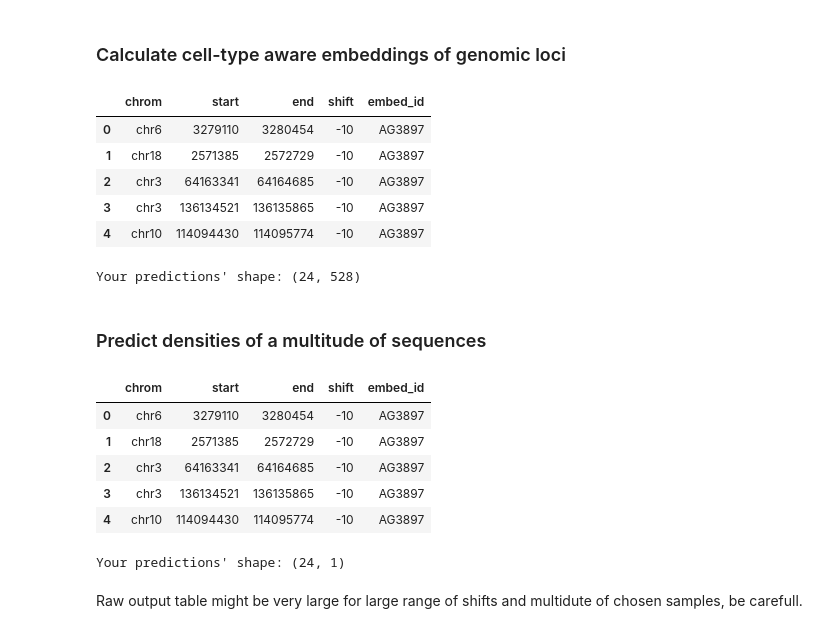
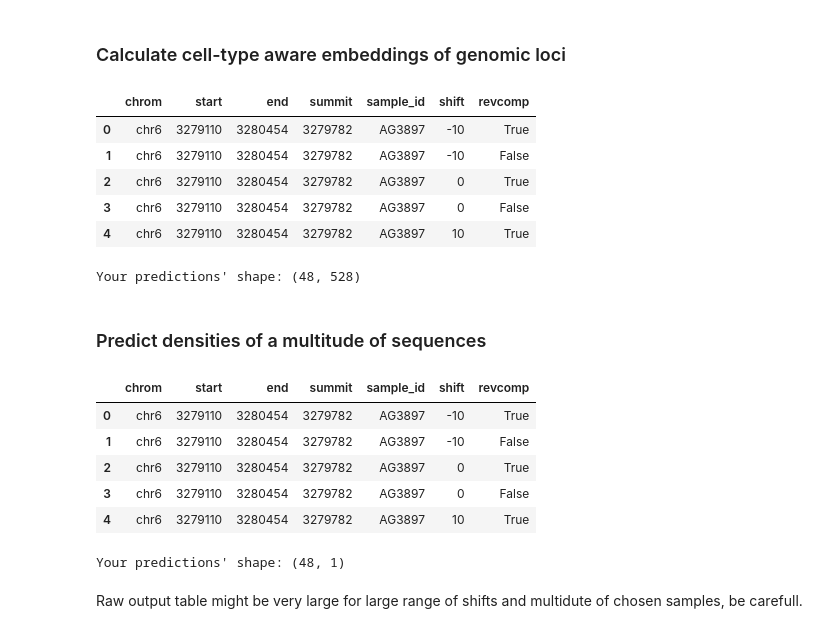
Before and after one commit to vierstralab/vinson, a Jupyter notebook: tutorials/2.Predict_density.ipynb, the cells around one changed output. Saved outputs shown, nothing was run; the diff lists cells and outputs as text; code cells hidden in the pictures.

Commit message:
merged VinsonData classes, adjusted InferenceVariantDataset

```diff
--- a/tutorials/2.Predict_density.ipynb
+++ b/tutorials/2.Predict_density.ipynb
@@ -75,7 +77,7 @@ chr16\t70454157\t70455501
 chr10\t106712965\t106714309
 chr5\t75648340\t75649684"""
 # %%
-device = 'cuda:1'
+device = 'cuda:2'
 
 fasta_file = '/mnt/calc/sbushuev/genomes/hg38/hg38.fa' # genome
 gencode_annotation_file = '/mnt/calc/sbushuev/genomes/hg38/gencode.v49.basic.annotation.sorted.gff3.gz' #'/mnt/calc/sbushuev/genomes/hg38/gencode.v49.basic.annotation.sorted.gff3.gz'
@@ -271,19 +273,22 @@ bed_df = pd.read_table(StringIO(str_bed), header=None,
 
 ## Select samples
 selected_samples = ['AG3897']
-embed_df = embed_df.loc[selected_samples]
 shifts = [-10, 0, 10] ## select shifts for test time augmentation
 
 ## establish config for inference
-loaded_data = CartesianVinsonData.from_df(coords_df=bed_df,
-                                             embeddings_df=embed_df,
-                                             shifts=shifts,
-                                             fasta_file=fasta_file)
+loaded_data = VinsonData.inference_from_bed(bed_df=bed_df,
+                                            sample_ids=selected_samples,
+                                            embeddings_df=embed_df,
+                                            shifts=shifts)
 ## prepare kwargs for dataloader
 dataloader_kwargs = dict(batch_size=256,
                     num_workers=2,
                     pin_memory=True,
                     shuffle=False)
+
+## prepare dataloader to score
+dataset = InferenceSequenceEmbedDataset(loaded_data, fasta_file)
+dataloader = DataLoader(dataset, **dataloader_kwargs)
 # %%
 ## load model
 config = read_configs(config_path)
@@ -295,40 +300,40 @@ trunk_model = model.trunk_model ## so here we're using trunk model to get embedd
 ### Calculate cell-type aware embeddings of genomic loci
 # %%
 ## use trunk model to extract embeddings with 528 coordinates
-meta_out, preds = score_bed_with_dhs_model(loaded_data=loaded_data,
-                                           model=trunk_model,
-                                           dataloader_kwargs=dataloader_kwargs,
-                                           device=device)
-
+preds = score_bed_with_dhs_model(dataloader,
+                                model=trunk_model,
+                                device=device)
+## get meta for predictions from VinsonData
+meta_out = loaded_data.to_df()
 display(meta_out.head())
 print(f'Your predictions\' shape: {preds.shape}')
 # %% [output]
-|  | chrom | start | end | shift | embed_id |
-| 0 | chr6 | 3279110 | 3280454 | -10 | AG3897 |
-| 1 | chr18 | 2571385 | 2572729 | -10 | AG3897 |
-| 2 | chr3 | 64163341 | 64164685 | -10 | AG3897 |
-| 3 | chr3 | 136134521 | 136135865 | -10 | AG3897 |
-| 4 | chr10 | 114094430 | 114095774 | -10 | AG3897 |
+|  | chrom | start | end | summit | sample_id | shift | revcomp |
+| 0 | chr6 | 3279110 | 3280454 | 3279782 | AG3897 | -10 | True |
+| 1 | chr6 | 3279110 | 3280454 | 3279782 | AG3897 | -10 | False |
+| 2 | chr6 | 3279110 | 3280454 | 3279782 | AG3897 | 0 | True |
+| 3 | chr6 | 3279110 | 3280454 | 3279782 | AG3897 | 0 | False |
+| 4 | chr6 | 3279110 | 3280454 | 3279782 | AG3897 | 10 | True |
-Your predictions' shape: (24, 528)
+Your predictions' shape: (48, 528)
 # %% [markdown]
 ### Predict densities of a multitude of sequences
 # %%
 ## use full model
-meta_out, preds = score_bed_with_dhs_model(loaded_data=loaded_data,
-                                           model=model,
-                                           dataloader_kwargs=dataloader_kwargs,
-                                           device=device)
-
+preds = score_bed_with_dhs_model(dataloader,
+                                model=model,
+                                device=device)
+## get meta for predictions from VinsonData
+meta_out = loaded_data.to_df()
 display(meta_out.head())
 print(f'Your predictions\' shape: {preds.shape}')
 # %% [output]
-|  | chrom | start | end | shift | embed_id |
-| 0 | chr6 | 3279110 | 3280454 | -10 | AG3897 |
-| 1 | chr18 | 2571385 | 2572729 | -10 | AG3897 |
-| 2 | chr3 | 64163341 | 64164685 | -10 | AG3897 |
-| 3 | chr3 | 136134521 | 136135865 | -10 | AG3897 |
-| 4 | chr10 | 114094430 | 114095774 | -10 | AG3897 |
+|  | chrom | start | end | summit | sample_id | shift | revcomp |
+| 0 | chr6 | 3279110 | 3280454 | 3279782 | AG3897 | -10 | True |
+| 1 | chr6 | 3279110 | 3280454 | 3279782 | AG3897 | -10 | False |
+| 2 | chr6 | 3279110 | 3280454 | 3279782 | AG3897 | 0 | True |
+| 3 | chr6 | 3279110 | 3280454 | 3279782 | AG3897 | 0 | False |
+| 4 | chr6 | 3279110 | 3280454 | 3279782 | AG3897 | 10 | True |
-Your predictions' shape: (24, 1)
+Your predictions' shape: (48, 1)
 # %% [markdown]
 Raw output table might be very large for large range of shifts and multidute of chosen samples, be carefull.
 # %% [markdown]
```
Also changed, not shown: parts of 8 cells of this notebook, 10 other files.
